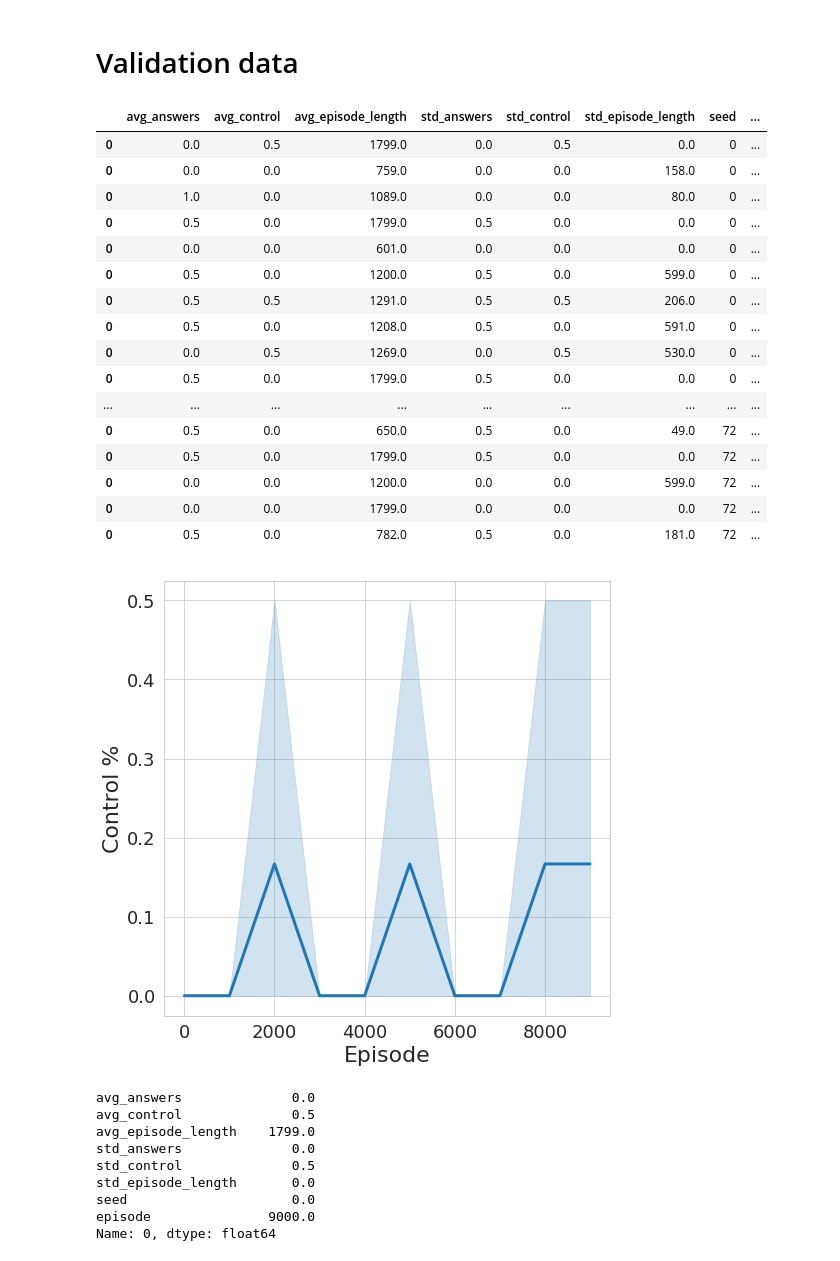
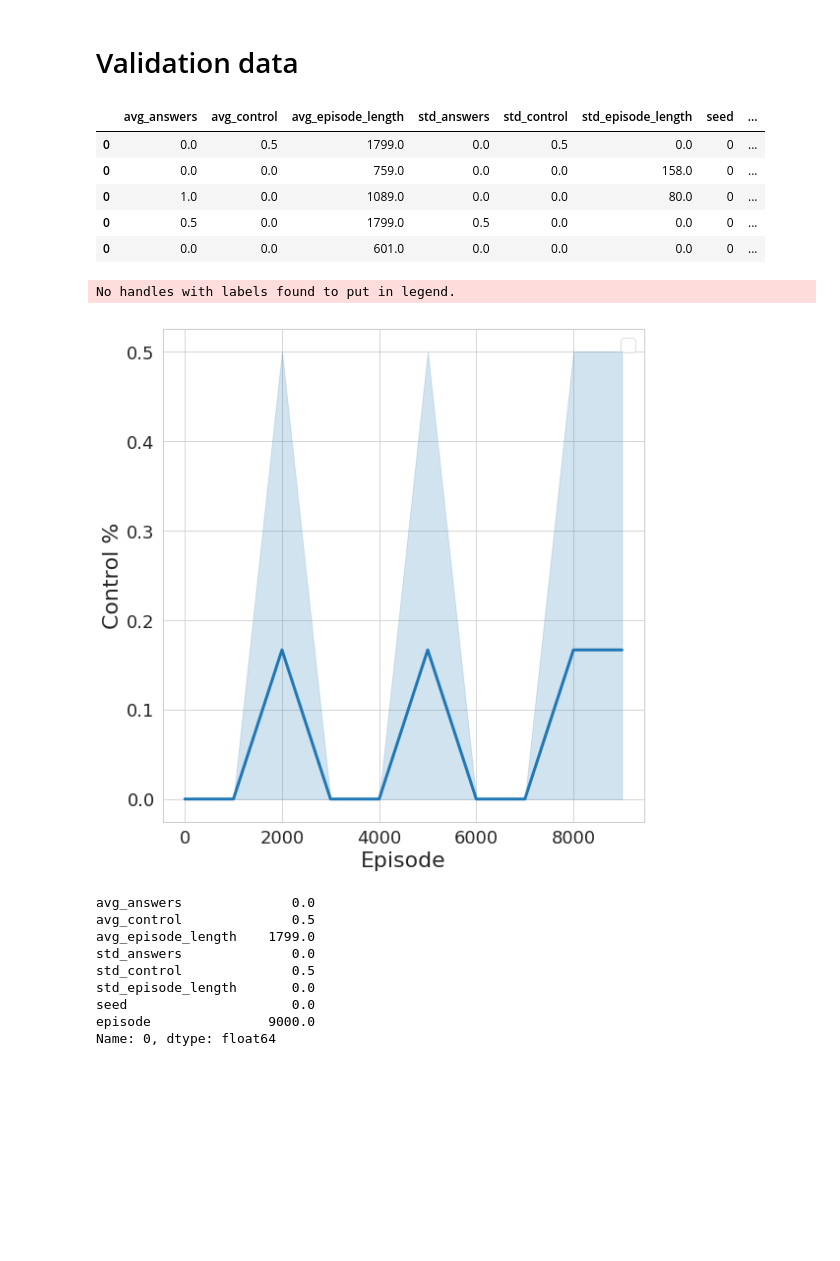
Before and after one commit to iamhectorotero/learning-physical-properties-with-rnns, a Jupyter notebook: diss_results/15. Visualization Active - answer questions two networks.ipynb, the cells around one changed output. Cells and saved outputs as stored; diff of their text form; code cells hidden in the pictures; blank space fills up the shorter version.

```diff
--- a/diss_results/15. Visualization Active - answer questions two networks.ipynb
+++ b/diss_results/15. Visualization Active - answer questions two networks.ipynb
@@ -6,22 +10,3 @@ import seaborn as sns
-# %%
-sns.set_style("whitegrid")
-sns.set_context("paper")
-plt.rcParams.update({'axes.labelsize': '22',
-                     'xtick.labelsize':'18',
-                     'ytick.labelsize': '18',
-                     'legend.fontsize': '18',
-                     'figure.figsize': (8, 8),
-                     'font.size': 22,
-                     })
-
-def increase_linewidth(ax):
-    lines = ax.get_lines()
-    for line in lines:
-        line.set_linewidth(3)
-    if len(lines) > 1:
-        leg = ax.legend()
-        leg_lines = leg.get_lines()
-        plt.setp(leg_lines, linewidth=5)
 # %%
 model_directory = "models/answer_questions_two_networks/"
 data_directory = "answer_questions_two_networks_plots/"
@@ -116,7 +79,7 @@ plt.savefig(data_directory+"episode_length.pdf")
 # %%
 stats = pd.read_hdf(data_directory+"validation_data.h5", "validation_data")
 # %%
-stats
+stats.head()
 # %% [output]
 |  | avg_answers | avg_control | avg_episode_length | std_answers | std_control | std_episode_length | seed | ... |
 | 0 | 0.0 | 0.5 | 1799.0 | 0.0 | 0.5 | 0.0 | 0 | ... |
@@ -124,29 +87,18 @@ stats
 | 0 | 1.0 | 0.0 | 1089.0 | 0.0 | 0.0 | 80.0 | 0 | ... |
 | 0 | 0.5 | 0.0 | 1799.0 | 0.5 | 0.0 | 0.0 | 0 | ... |
 | 0 | 0.0 | 0.0 | 601.0 | 0.0 | 0.0 | 0.0 | 0 | ... |
-| 0 | 0.5 | 0.0 | 1200.0 | 0.5 | 0.0 | 599.0 | 0 | ... |
-| 0 | 0.5 | 0.5 | 1291.0 | 0.5 | 0.5 | 206.0 | 0 | ... |
-| 0 | 0.5 | 0.0 | 1208.0 | 0.5 | 0.0 | 591.0 | 0 | ... |
-| 0 | 0.0 | 0.5 | 1269.0 | 0.0 | 0.5 | 530.0 | 0 | ... |
-| 0 | 0.5 | 0.0 | 1799.0 | 0.5 | 0.0 | 0.0 | 0 | ... |
-| ... | ... | ... | ... | ... | ... | ... | ... | ... |
-| 0 | 0.5 | 0.0 | 650.0 | 0.5 | 0.0 | 49.0 | 72 | ... |
-| 0 | 0.5 | 0.0 | 1799.0 | 0.5 | 0.0 | 0.0 | 72 | ... |
-| 0 | 0.0 | 0.0 | 1200.0 | 0.0 | 0.0 | 599.0 | 72 | ... |
-| 0 | 0.0 | 0.0 | 1799.0 | 0.0 | 0.0 | 0.0 | 72 | ... |
-| 0 | 0.5 | 0.0 | 782.0 | 0.5 | 0.0 | 181.0 | 72 | ... |
 # %%
 stats.episode = stats.episode.astype(int)
 stats.seed = stats.seed.astype(int)
 # %%
-# plt.xticks(ticks=np.arange(0, 35000, 5000), labels=np.arange(0, 35000, 5000))
-ax = sns.lineplot(x="episode", y="avg_control", data=stats, linewidth=3)
+plt.xticks(ticks=np.arange(0, stats.episode.max(), 5000), labels=np.arange(0, stats.episode.max(), 5000))
+ax = plot_lineplot_with_paper_style(None, x="episode", y="avg_control", data=stats, linewidth=3)
 plt.ylabel("Control %")
 plt.xlabel("Episode")
-increase_linewidth(ax)
 plt.savefig(data_directory+"validation_control.pdf")
 # %% [output]
+No handles with labels found to put in legend.
-[figure, old version]
+[figure, new version]
 # %%
 stats.sort_values(by="avg_control", ascending=False).iloc[0]
 # %% [output]
```
Also changed, not shown: parts of 9 cells of this notebook, 17 other files.
